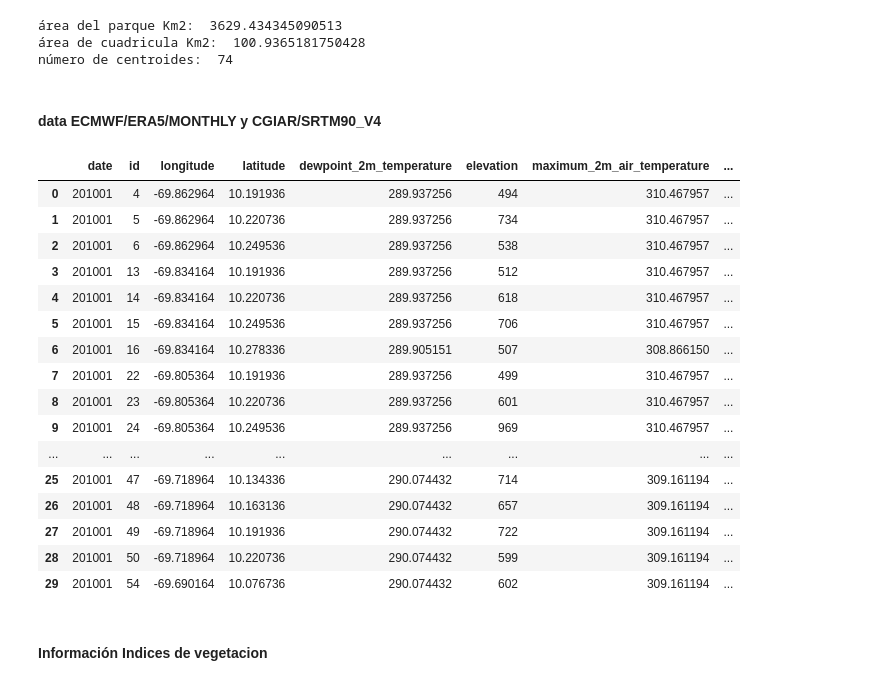
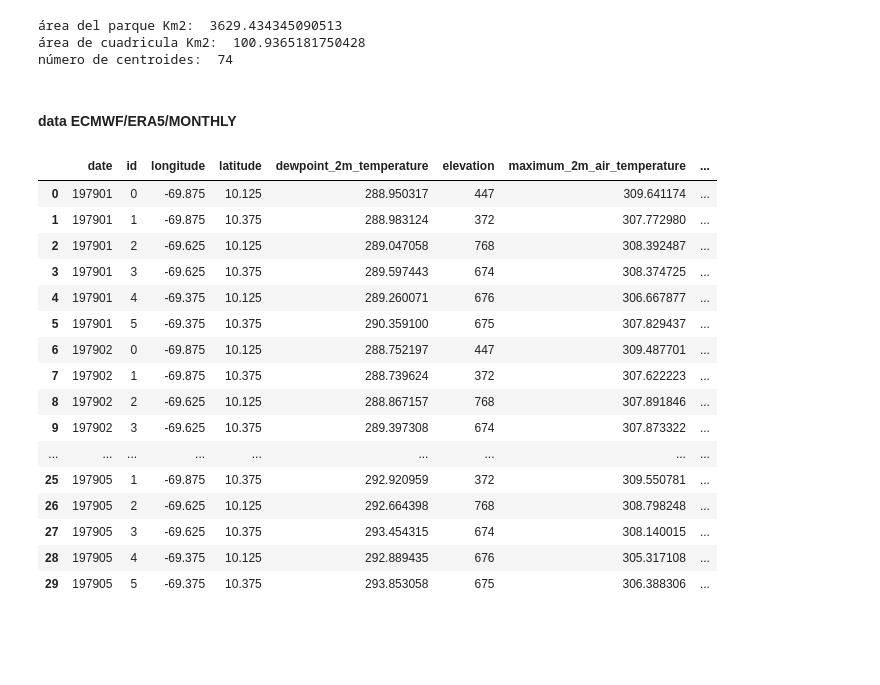
Before and after one commit to dongyi1996/gee-manual, a Jupyter notebook: notebook/data_for_models.ipynb, the cells around one changed output. Drawn from its saved outputs; the diff is of its cells as text; code cells hidden in the pictures; blank space fills up the shorter version.

```diff
--- a/notebook/data_for_models.ipynb
+++ b/notebook/data_for_models.ipynb
@@ -94,4 +94,4 @@ print('número de centroides: ', centroids.size().getInfo())
 área de cuadricula Km2:  100.9365181750428
 número de centroides:  74
 # %% [markdown]
-#### data ECMWF/ERA5/MONTHLY y CGIAR/SRTM90_V4
+#### data ECMWF/ERA5/MONTHLY
@@ -98,22 +130,20 @@ número de centroides:  74
 # %%
 # Elevacion
 elevation = ee.Image('CGIAR/SRTM90_V4').select('elevation')
-#slope = ee.Terrain.slope(elevation)
+slope = ee.Terrain.slope(elevation).clip(polygon)
 
 # Precipitacion total
 ECMWF = ee.ImageCollection("ECMWF/ERA5/MONTHLY")
-#slope = ee.Terrain.slope(elevation)
 
 # calculando el punto con la elevacion
-reducer = ee.Reducer.first()
-centroids_elevation = elevation.reduceRegions( ee.FeatureCollection(centroids) , reducer.setOutputs(['elevation']), 90)
+reducer = ee.Reducer.median()
+centroids_elevation = elevation.reduceRegions( ee.FeatureCollection(centroides_ECMWF), reducer.setOutputs(['elevation']), 90)
 # %%
 def ECMWF_data(imagen_collection = ECMWF,
                 date = '2015-12-01',
-                points = centroids,
                 imagen_elevation = centroids_elevation):
 
-    reducer = ee.Reducer.first()
+    reducer = ee.Reducer.median()
     centroids_ECMWF= imagen_collection\
                         .filterDate(date)\
                         .map(lambda x: x.reduceRegions(imagen_elevation,reducer.setOutputs(['total_precipitation']),2))
@@ -147,44 +177,45 @@ def ECMWF_data(imagen_collection = ECMWF,
 # %%
 import pandas as pd
 import numpy as np
 
 # rango de meses
-date_start="2010-01-01"
-date_end="2010-03-01"
+date_start="1900-01-01"
+date_end="2021-06-01"
 
 # consultando la data
 data = np.array( list(filter(None,
                     list(map(lambda x: ECMWF_data(date=x)
                                     ,pd.date_range(start=date_start,end=date_end, closed='right',freq='M').strftime('%Y-%m').to_list()
                                     ))
                 )))
 
 data = data.reshape((
                     1,
                     data.shape[0]*data.shape[1]
                     )).tolist()[0]
 
 data = pd.DataFrame(data)
 data['year'] = pd.to_datetime(data['date'],format='%Y%m').dt.year
 data['month'] = pd.to_datetime(data['date'],format='%Y%m').dt.month
 data['date'] = data['date'].apply(int)
+data['polygonName'] = polygonName
 
 data.sort_values(['date','id'],ascending=True).head(30)
 # %% [output]
 |  | date | id | longitude | latitude | dewpoint_2m_temperature | elevation | maximum_2m_air_temperature | ... |
-| 0 | 201001 | 4 | -69.862964 | 10.191936 | 289.937256 | 494 | 310.467957 | ... |
-| 1 | 201001 | 5 | -69.862964 | 10.220736 | 289.937256 | 734 | 310.467957 | ... |
-| 2 | 201001 | 6 | -69.862964 | 10.249536 | 289.937256 | 538 | 310.467957 | ... |
-| 3 | 201001 | 13 | -69.834164 | 10.191936 | 289.937256 | 512 | 310.467957 | ... |
-| 4 | 201001 | 14 | -69.834164 | 10.220736 | 289.937256 | 618 | 310.467957 | ... |
-| 5 | 201001 | 15 | -69.834164 | 10.249536 | 289.937256 | 706 | 310.467957 | ... |
-| 6 | 201001 | 16 | -69.834164 | 10.278336 | 289.905151 | 507 | 308.866150 | ... |
-| 7 | 201001 | 22 | -69.805364 | 10.191936 | 289.937256 | 499 | 310.467957 | ... |
-| 8 | 201001 | 23 | -69.805364 | 10.220736 | 289.937256 | 601 | 310.467957 | ... |
-| 9 | 201001 | 24 | -69.805364 | 10.249536 | 289.937256 | 969 | 310.467957 | ... |
+| 0 | 197901 | 0 | -69.875 | 10.125 | 288.950317 | 447 | 309.641174 | ... |
+| 1 | 197901 | 1 | -69.875 | 10.375 | 288.983124 | 372 | 307.772980 | ... |
+| 2 | 197901 | 2 | -69.625 | 10.125 | 289.047058 | 768 | 308.392487 | ... |
+| 3 | 197901 | 3 | -69.625 | 10.375 | 289.597443 | 674 | 308.374725 | ... |
+| 4 | 197901 | 4 | -69.375 | 10.125 | 289.260071 | 676 | 306.667877 | ... |
+| 5 | 197901 | 5 | -69.375 | 10.375 | 290.359100 | 675 | 307.829437 | ... |
+| 6 | 197902 | 0 | -69.875 | 10.125 | 288.752197 | 447 | 309.487701 | ... |
+| 7 | 197902 | 1 | -69.875 | 10.375 | 288.739624 | 372 | 307.622223 | ... |
+| 8 | 197902 | 2 | -69.625 | 10.125 | 288.867157 | 768 | 307.891846 | ... |
+| 9 | 197902 | 3 | -69.625 | 10.375 | 289.397308 | 674 | 307.873322 | ... |
 | ... | ... | ... | ... | ... | ... | ... | ... | ... |
-| 25 | 201001 | 47 | -69.718964 | 10.134336 | 290.074432 | 714 | 309.161194 | ... |
-| 26 | 201001 | 48 | -69.718964 | 10.163136 | 290.074432 | 657 | 309.161194 | ... |
-| 27 | 201001 | 49 | -69.718964 | 10.191936 | 290.074432 | 722 | 309.161194 | ... |
-| 28 | 201001 | 50 | -69.718964 | 10.220736 | 290.074432 | 599 | 309.161194 | ... |
-| 29 | 201001 | 54 | -69.690164 | 10.076736 | 290.074432 | 602 | 309.161194 | ... |
+| 25 | 197905 | 1 | -69.875 | 10.375 | 292.920959 | 372 | 309.550781 | ... |
+| 26 | 197905 | 2 | -69.625 | 10.125 | 292.664398 | 768 | 308.798248 | ... |
+| 27 | 197905 | 3 | -69.625 | 10.375 | 293.454315 | 674 | 308.140015 | ... |
+| 28 | 197905 | 4 | -69.375 | 10.125 | 292.889435 | 676 | 305.317108 | ... |
+| 29 | 197905 | 5 | -69.375 | 10.375 | 293.853058 | 675 | 306.388306 | ... |
@@ -208,2 +221,0 @@ task.start()
-# %% [markdown]
-#### Información Indices de vegetacion
```
Also changed, not shown: parts of 25 cells of this notebook, 5 other files.
